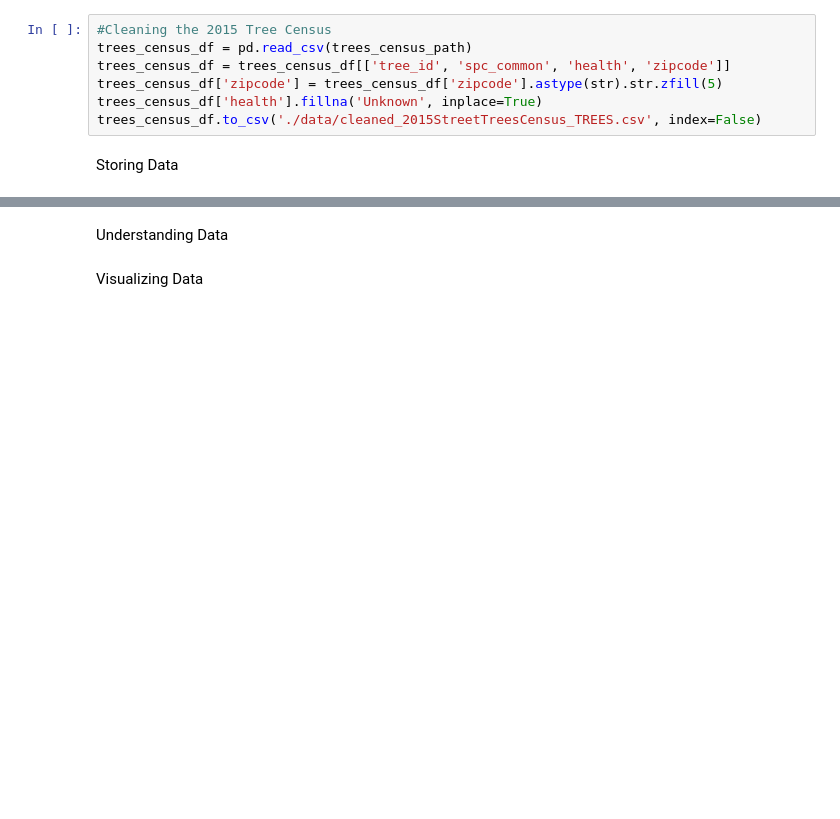
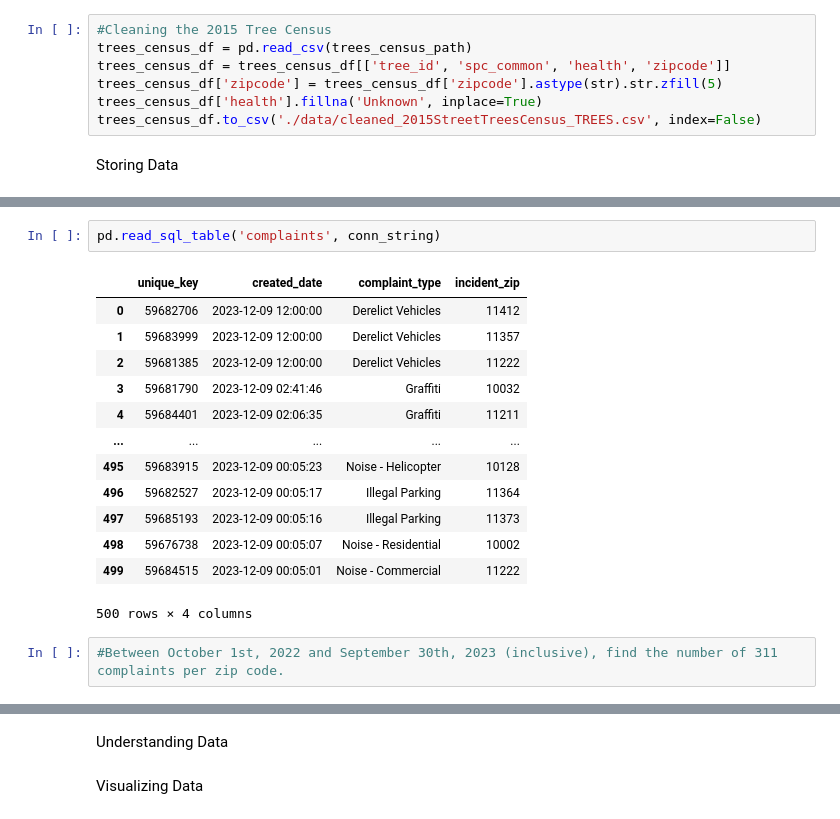
Before and after one commit to kexinjiao/4501-final-project, a Jupyter notebook: final project.ipynb, the cells around one changed output, grey strips where cells are left out. Cells and saved outputs as stored; diff of their text form; blank space fills up the shorter version.

```diff
--- a/final project.ipynb
+++ b/final project.ipynb
@@ -91,0 +252,18 @@ Storing Data
+# %%
+pd.read_sql_table('complaints', conn_string)
+# %% [output]
+|  | unique_key | created_date | complaint_type | incident_zip |
+| 0 | 59682706 | 2023-12-09 12:00:00 | Derelict Vehicles | 11412 |
+| 1 | 59683999 | 2023-12-09 12:00:00 | Derelict Vehicles | 11357 |
+| 2 | 59681385 | 2023-12-09 12:00:00 | Derelict Vehicles | 11222 |
+| 3 | 59681790 | 2023-12-09 02:41:46 | Graffiti | 10032 |
+| 4 | 59684401 | 2023-12-09 02:06:35 | Graffiti | 11211 |
+| ... | ... | ... | ... | ... |
+| 495 | 59683915 | 2023-12-09 00:05:23 | Noise - Helicopter | 10128 |
+| 496 | 59682527 | 2023-12-09 00:05:17 | Illegal Parking | 11364 |
+| 497 | 59685193 | 2023-12-09 00:05:16 | Illegal Parking | 11373 |
+| 498 | 59676738 | 2023-12-09 00:05:07 | Noise - Residential | 10002 |
+| 499 | 59684515 | 2023-12-09 00:05:01 | Noise - Commercial | 11222 |
+500 rows × 4 columns
+# %%
+#Between October 1st, 2022 and September 30th, 2023 (inclusive), find the number of 311 complaints per zip code.
```
Also changed, not shown: parts of 13 cells of this notebook.
